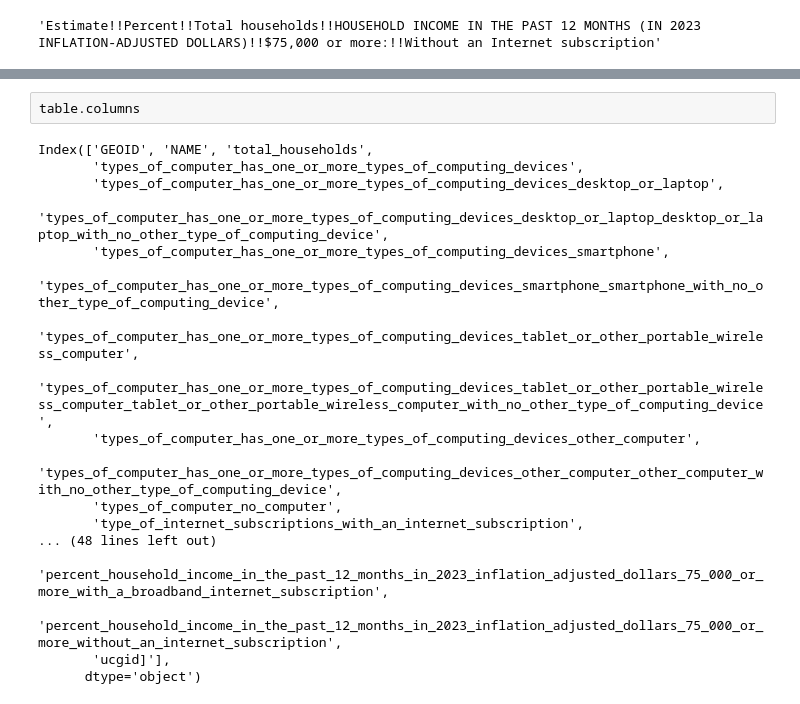
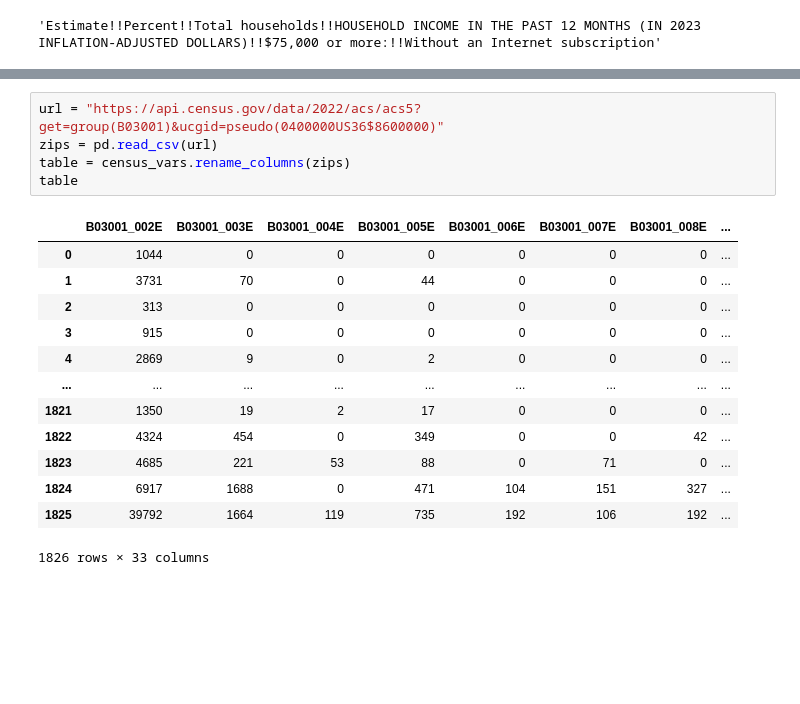
Before and after one commit to mcuringa/cartopy, a Jupyter notebook: notebooks/census-data.ipynb, the cells around one changed output, grey strips where cells are left out. Cells and saved outputs as stored; diff of their text form; blank space fills up the shorter version.

Commit message:
working on 'get()' for census_vars

```diff
--- a/notebooks/census-data.ipynb
+++ b/notebooks/census-data.ipynb
@@ -89,23 +199,22 @@ table
 | 50 | ["0400000US56" | Wyoming | 247368 | 237094 | 198891 | 7977 | ... |
 | 51 | ["0400000US72" | Puerto Rico | 1277486 | 1119792 | 641348 | 24922 | ... |
 52 rows × 65 columns
-# %%
-table.columns
-# %% [output]
-Index(['GEOID', 'NAME', 'total_households',
-       'types_of_computer_has_one_or_more_types_of_computing_devices',
-       'types_of_computer_has_one_or_more_types_of_computing_devices_desktop_or_laptop',
-       'types_of_computer_has_one_or_more_types_of_computing_devices_desktop_or_laptop_desktop_or_laptop_with_no_other_type_of_computing_device',
-       'types_of_computer_has_one_or_more_types_of_computing_devices_smartphone',
-       'types_of_computer_has_one_or_more_types_of_computing_devices_smartphone_smartphone_with_no_other_type_of_computing_device',
-       'types_of_computer_has_one_or_more_types_of_computing_devices_tablet_or_other_portable_wireless_computer',
-       'types_of_computer_has_one_or_more_types_of_computing_devices_tablet_or_other_portable_wireless_computer_tablet_or_other_portable_wireless_computer_with_no_other_type_of_computing_device',
-       'types_of_computer_has_one_or_more_types_of_computing_devices_other_computer',
-       'types_of_computer_has_one_or_more_types_of_computing_devices_other_computer_other_computer_with_no_other_type_of_computing_device',
-       'types_of_computer_no_computer',
-       'type_of_internet_subscriptions_with_an_internet_subscription',
-... (48 lines left out)
-       'percent_household_income_in_the_past_12_months_in_2023_inflation_adjusted_dollars_75_000_or_more_with_a_broadband_internet_subscription',
-       'percent_household_income_in_the_past_12_months_in_2023_inflation_adjusted_dollars_75_000_or_more_without_an_internet_subscription',
-       'ucgid]'],
-      dtype='object')
+# %%
+url = "https://api.census.gov/data/2022/acs/acs5?get=group(B03001)&ucgid=pseudo(0400000US36$8600000)"
+zips = pd.read_csv(url)
+table = census_vars.rename_columns(zips)
+table
+# %% [output]
+|  | B03001_002E | B03001_003E | B03001_004E | B03001_005E | B03001_006E | B03001_007E | B03001_008E | ... |
+| 0 | 1044 | 0 | 0 | 0 | 0 | 0 | 0 | ... |
+| 1 | 3731 | 70 | 0 | 44 | 0 | 0 | 0 | ... |
+| 2 | 313 | 0 | 0 | 0 | 0 | 0 | 0 | ... |
+| 3 | 915 | 0 | 0 | 0 | 0 | 0 | 0 | ... |
+| 4 | 2869 | 9 | 0 | 2 | 0 | 0 | 0 | ... |
+| ... | ... | ... | ... | ... | ... | ... | ... | ... |
+| 1821 | 1350 | 19 | 2 | 17 | 0 | 0 | 0 | ... |
+| 1822 | 4324 | 454 | 0 | 349 | 0 | 0 | 42 | ... |
+| 1823 | 4685 | 221 | 53 | 88 | 0 | 71 | 0 | ... |
+| 1824 | 6917 | 1688 | 0 | 471 | 104 | 151 | 327 | ... |
+| 1825 | 39792 | 1664 | 119 | 735 | 192 | 106 | 192 | ... |
+1826 rows × 33 columns
```
Also changed, not shown: parts of 8 cells of this notebook, 1 other file.
